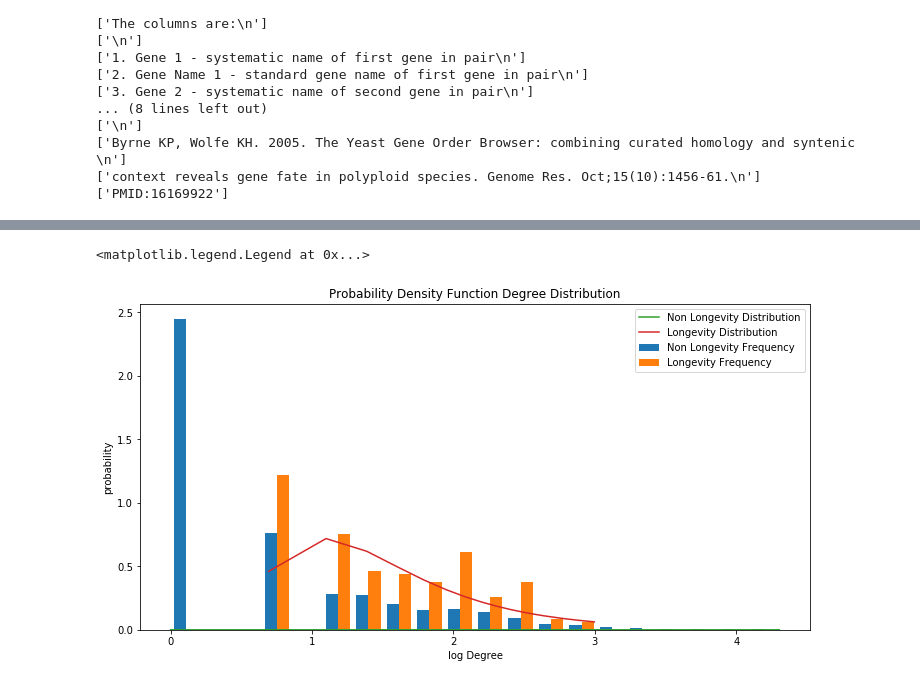
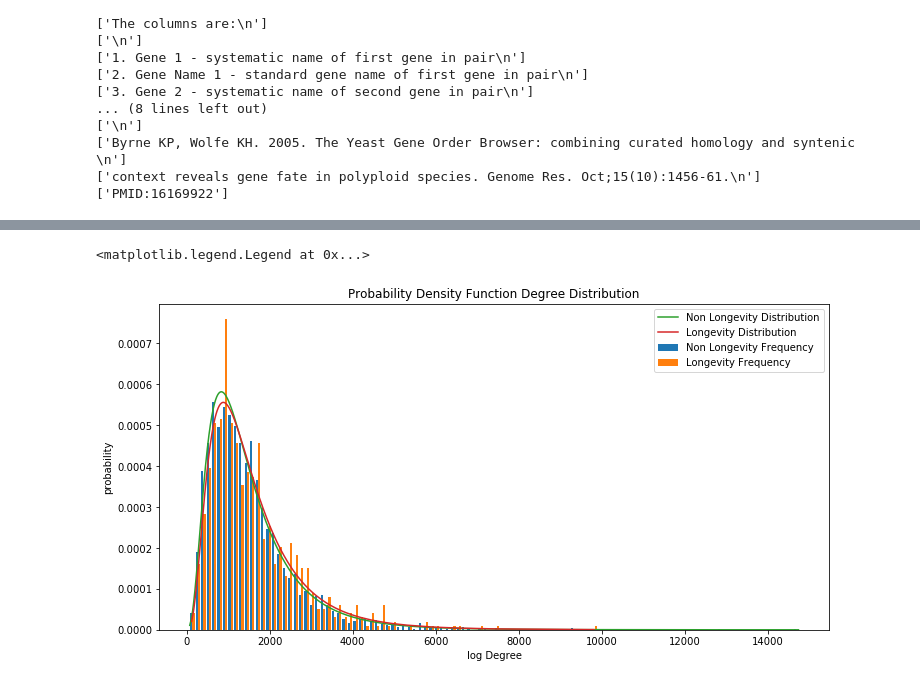
Before and after one commit to JoyMace/HomologousGenes, a Jupyter notebook: Project.ipynb, the cells around one changed output, grey strips where cells are left out. Cells and saved outputs as stored; diff of their text form; code cells hidden in the pictures.

```diff
--- a/Project.ipynb
+++ b/Project.ipynb
@@ -417,4 +450,5 @@ Avg gene length of 1793.5345911949685
 # %%
+edges = 0
 for n in non_longevity_nodes:
     edges += G_main.degree(n)
 ell = 0
@@ -457,18 +491,14 @@ n_gl = []
 l_gl = []
 
 for n in non_longevity_nodes:
-    try:
-        x = np.log(G_main.nodes[n]['gene_length'])
-        n_gl.append(x)
-    except:
-        continue
+        x = G_main.degree(n)
+        if x <= 25 and x> 1:
+            n_gl.append(x)
 
 for n in overall_longevity_nodes:
-    try:
-        x = np.log(G_main.nodes[n]['gene_length'])
-        l_gl.append(x)
-    except:
-        continue
+        x = G_main.degree(n)
+        if x <= 25 and x >1 :
+            l_gl.append(x)
 
 nshape, nloc, nscale = stats.lognorm.fit(sorted(n_gl), loc=0)
 npdf_lognorm = stats.lognorm.pdf(sorted(n_gl), nshape, nloc, nscale)
@@ -478,12 +508,12 @@ pdf_lognorm = stats.lognorm.pdf(sorted(l_gl), shape, loc, scale)
 
 fig, ax = plt.subplots(figsize=(12, 6))
 
-ax.hist([n_gl, l_gl], bins='auto', density=True)
-ax.plot(sorted(n_gl), npdf_lognorm, label='Non Longevity Distribution')
-ax.plot(sorted(l_gl), pdf_lognorm, label = 'Longevity Distribution')
-ax.set_ylabel('probability')
-ax.set_xlabel('Gene Length')
-ax.set_title('Probability Density Function Gene Length')
+ax.hist([n_gl, l_gl], bins='auto', density=True, label=['Non Longevity nodes', 'Longevity Nodes'])
+#ax.plot(sorted(n_gl), npdf_lognorm, label='Non Longevity Distribution')
+#ax.plot(sorted(l_gl), pdf_lognorm, label = 'Longevity Distribution')
+ax.set_ylabel('Degree Count Density')
+ax.set_xlabel('Degree')
+ax.set_title('Degee Distribution')
 ax.legend()
 # %% [output]
 <matplotlib.legend.Legend at 0x...>
@@ -513,22 +543,33 @@ ax.legend()
 # %%
-n_k = [np.log(G_main.degree(n)) for n in non_longevity_nodes]
-l_k = [np.log(G_main.degree(n)) for n in overall_longevity_nodes]
+n_k = []
+l_k = []
+
+for n in non_longevity_nodes:
+    try:
+        n_k.append(G_main.nodes[n]['gene_length'])
+    except:
+        continue
+for n in overall_longevity_nodes:
+    try:
+        l_k.append(G_main.nodes[n]['gene_length'])
+    except:
+        continue
 
 nshape, nloc, nscale = stats.lognorm.fit(sorted(n_k), loc=0)
 npdf_lognorm = stats.lognorm.pdf(sorted(n_k), nshape, nloc, nscale)
 
 shape, loc, scale = stats.lognorm.fit(sorted(l_k), loc=0)
 pdf_lognorm = stats.lognorm.pdf(sorted(l_k), shape, loc, scale)
 
 fig, ax = plt.subplots(figsize=(12, 6))
 
 ax.hist([n_k, l_k], bins='auto', density=True, label=['Non Longevity Frequency', 'Longevity Frequency'])
 ax.plot(sorted(n_k), npdf_lognorm, label='Non Longevity Distribution')
 ax.plot(sorted(l_k), pdf_lognorm, label = 'Longevity Distribution')
 ax.set_ylabel('probability')
 ax.set_xlabel('log Degree')
 ax.set_title('Probability Density Function Degree Distribution')
 ax.legend()
 # %% [output]
 <matplotlib.legend.Legend at 0x...>
-[figure, old version]
+[figure, new version]
```
Also changed, not shown: parts of 28 cells of this notebook.
